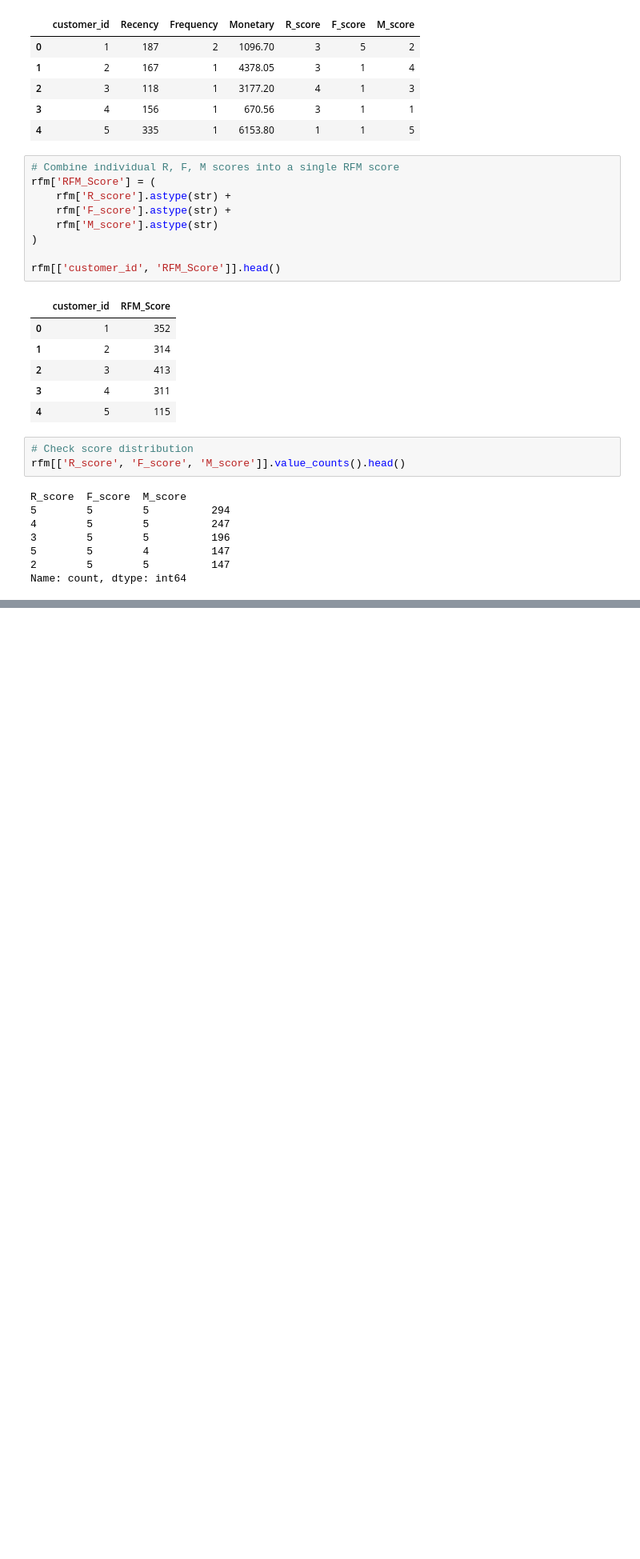
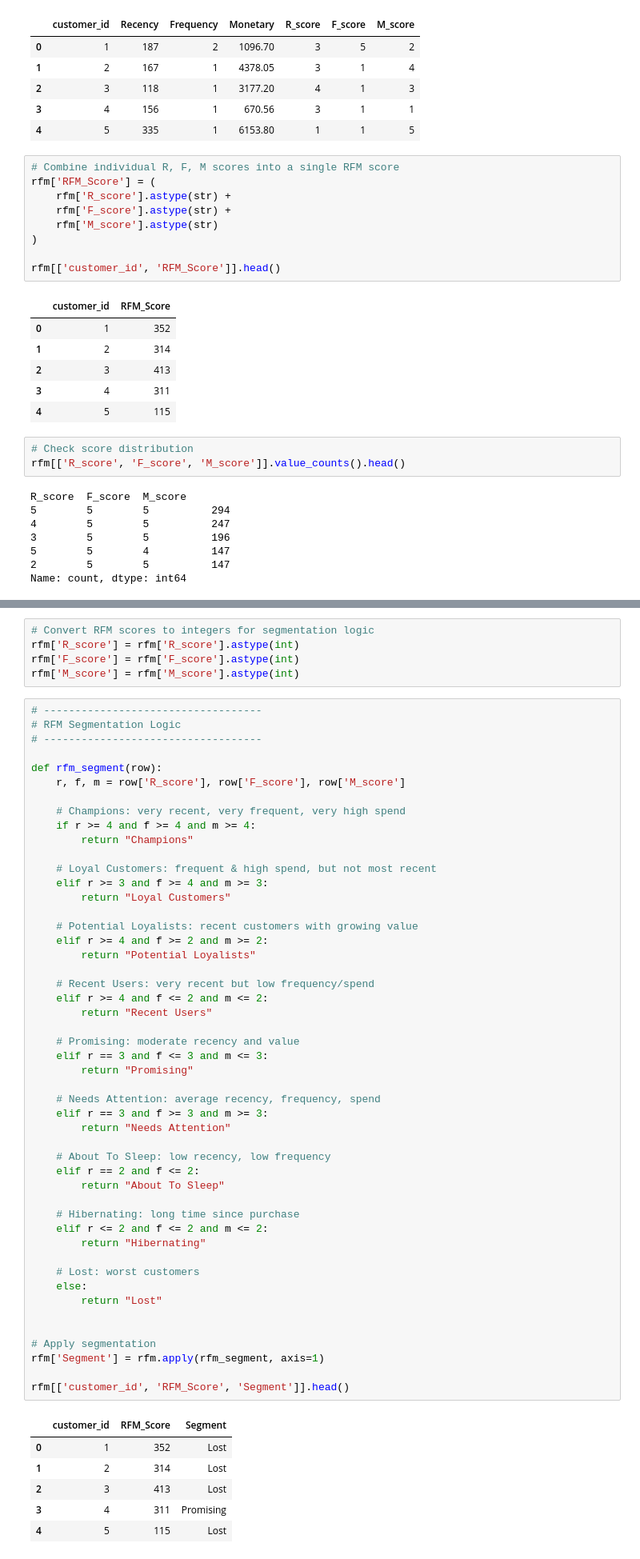
Before and after one commit to tsai143/online-shop-2024-analysis, a Jupyter notebook: python/notebooks/02_rfm_analysis.ipynb, the cells around one changed output, grey strips where cells are left out. Shown at 80% size. Cells and saved outputs as stored; diff of their text form; blank space fills up the shorter version.

```diff
--- a/python/notebooks/02_rfm_analysis.ipynb
+++ b/python/notebooks/02_rfm_analysis.ipynb
@@ -201,0 +221,61 @@ Name: count, dtype: int64
+# %%
+# Convert RFM scores to integers for segmentation logic
+rfm['R_score'] = rfm['R_score'].astype(int)
+rfm['F_score'] = rfm['F_score'].astype(int)
+rfm['M_score'] = rfm['M_score'].astype(int)
+# %%
+# -----------------------------------
+# RFM Segmentation Logic
+# -----------------------------------
+
+def rfm_segment(row):
+    r, f, m = row['R_score'], row['F_score'], row['M_score']
+
+    # Champions: very recent, very frequent, very high spend
+    if r >= 4 and f >= 4 and m >= 4:
+        return "Champions"
+
+    # Loyal Customers: frequent & high spend, but not most recent
+    elif r >= 3 and f >= 4 and m >= 3:
+        return "Loyal Customers"
+
+    # Potential Loyalists: recent customers with growing value
+    elif r >= 4 and f >= 2 and m >= 2:
+        return "Potential Loyalists"
+
+    # Recent Users: very recent but low frequency/spend
+    elif r >= 4 and f <= 2 and m <= 2:
+        return "Recent Users"
+
+    # Promising: moderate recency and value
+    elif r == 3 and f <= 3 and m <= 3:
+        return "Promising"
+
+    # Needs Attention: average recency, frequency, spend
+    elif r == 3 and f >= 3 and m >= 3:
+        return "Needs Attention"
+
+    # About To Sleep: low recency, low frequency
+    elif r == 2 and f <= 2:
+        return "About To Sleep"
+
+    # Hibernating: long time since purchase
+    elif r <= 2 and f <= 2 and m <= 2:
+        return "Hibernating"
+
+    # Lost: worst customers
+    else:
+        return "Lost"
+
+
+# Apply segmentation
+rfm['Segment'] = rfm.apply(rfm_segment, axis=1)
+
+rfm[['customer_id', 'RFM_Score', 'Segment']].head()
+# %% [output]
+|  | customer_id | RFM_Score | Segment |
+| 0 | 1 | 352 | Lost |
+| 1 | 2 | 314 | Lost |
+| 2 | 3 | 413 | Lost |
+| 3 | 4 | 311 | Promising |
+| 4 | 5 | 115 | Lost |
```
Also changed, not shown: parts of 6 cells of this notebook, 2 other files.
